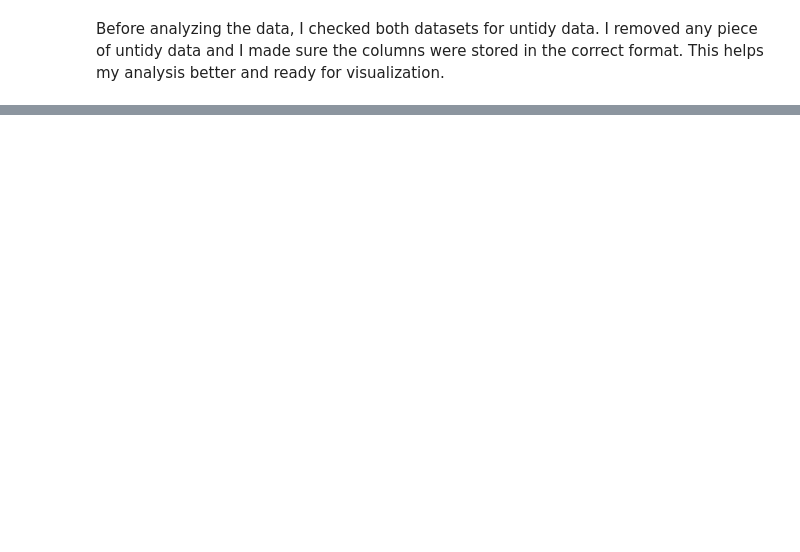
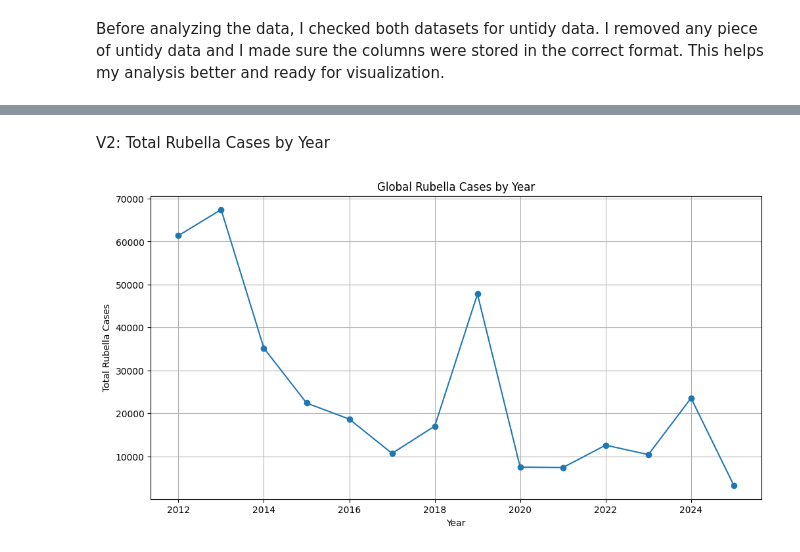
Before and after one commit to menemisan204-arch/DSRP-Measeles, a Jupyter notebook: DSRP_HealthCare_MisanMene.ipynb, the cells around one changed output, grey strips where cells are left out. Saved outputs shown, nothing was run; the diff lists cells and outputs as text; code cells hidden in the pictures; blank space fills up the shorter version.

```diff
--- a/DSRP_HealthCare_MisanMene.ipynb
+++ b/DSRP_HealthCare_MisanMene.ipynb
@@ -273,0 +302,13 @@ Before analyzing the data, I checked both datasets for untidy data. I removed an
+# %% [markdown]
+V2: Total Rubella Cases by Year
+# %%
+rubella_by_year = cases_year.groupby("year")["rubella_total"].sum()
+plt.figure(figsize=(12, 6))
+plt.plot(rubella_by_year.index, rubella_by_year.values, marker="o")
+plt.title("Global Rubella Cases by Year")
+plt.xlabel("Year")
+plt.ylabel("Total Rubella Cases")
+plt.grid(True)
+plt.show()
+# %% [output]
+[figure, added]
```
Also changed, not shown: parts of 6 cells of this notebook.
